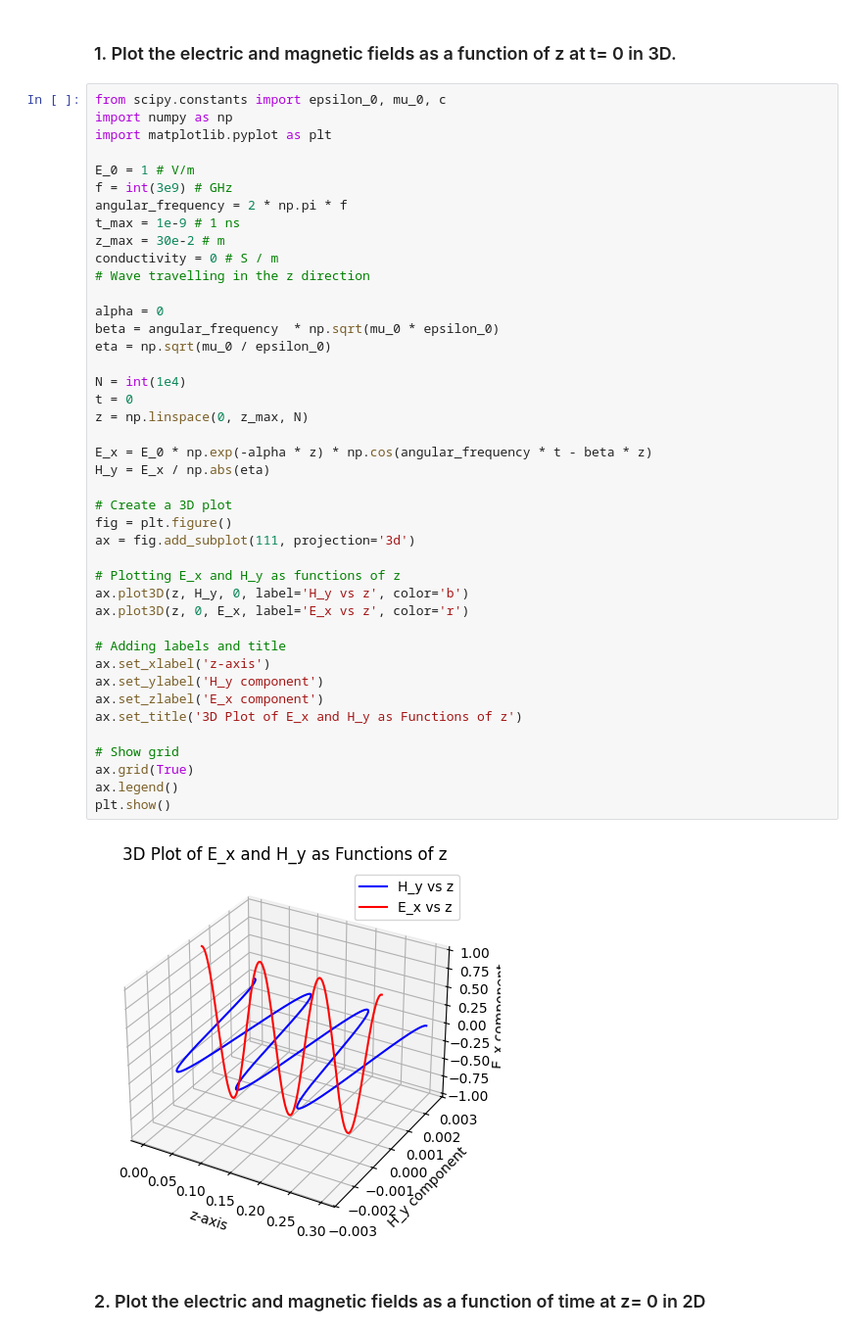
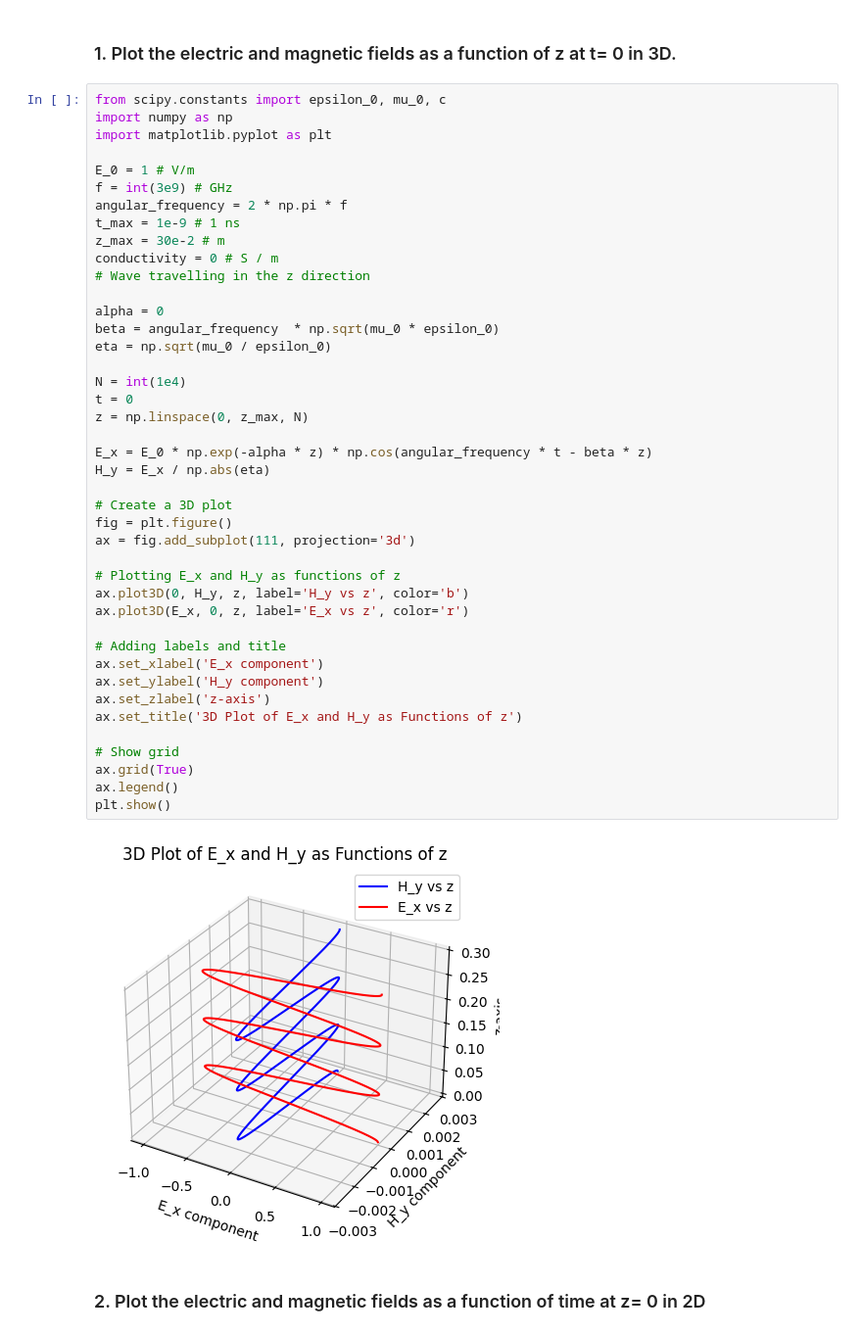
Before and after one commit to cwlebgarcia/ENEL-476, a Jupyter notebook: Lab-2/enel476_lab2_template_v2.ipynb, the cells around one changed output. Shown at 98% size. Cells and saved outputs as stored; diff of their text form.

```diff
--- a/Lab-2/enel476_lab2_template_v2.ipynb
+++ b/Lab-2/enel476_lab2_template_v2.ipynb
@@ -87,38 +71,38 @@ t_max = 1e-9 # 1 ns
 z_max = 30e-2 # m
 conductivity = 0 # S / m
 # Wave travelling in the z direction
 
 alpha = 0
 beta = angular_frequency  * np.sqrt(mu_0 * epsilon_0)
 eta = np.sqrt(mu_0 / epsilon_0)
 
 N = int(1e4)
 t = 0
 z = np.linspace(0, z_max, N)
 
 E_x = E_0 * np.exp(-alpha * z) * np.cos(angular_frequency * t - beta * z)
 H_y = E_x / np.abs(eta)
 
 # Create a 3D plot
 fig = plt.figure()
 ax = fig.add_subplot(111, projection='3d')
 
 # Plotting E_x and H_y as functions of z
-ax.plot3D(z, H_y, 0, label='H_y vs z', color='b')
-ax.plot3D(z, 0, E_x, label='E_x vs z', color='r')
+ax.plot3D(0, H_y, z, label='H_y vs z', color='b')
+ax.plot3D(E_x, 0, z, label='E_x vs z', color='r')
 
 # Adding labels and title
-ax.set_xlabel('z-axis')
+ax.set_xlabel('E_x component')
 ax.set_ylabel('H_y component')
-ax.set_zlabel('E_x component')
+ax.set_zlabel('z-axis')
 ax.set_title('3D Plot of E_x and H_y as Functions of z')
 
 # Show grid
 ax.grid(True)
 ax.legend()
 plt.show()
 # %% [output]
-[figure, old version]
+[figure, new version]
 # %% [markdown]
 ### 2. Plot the electric and magnetic fields as a function of time at z= 0 in 2D
 # %%
```
Also changed, not shown: parts of 9 cells of this notebook.
